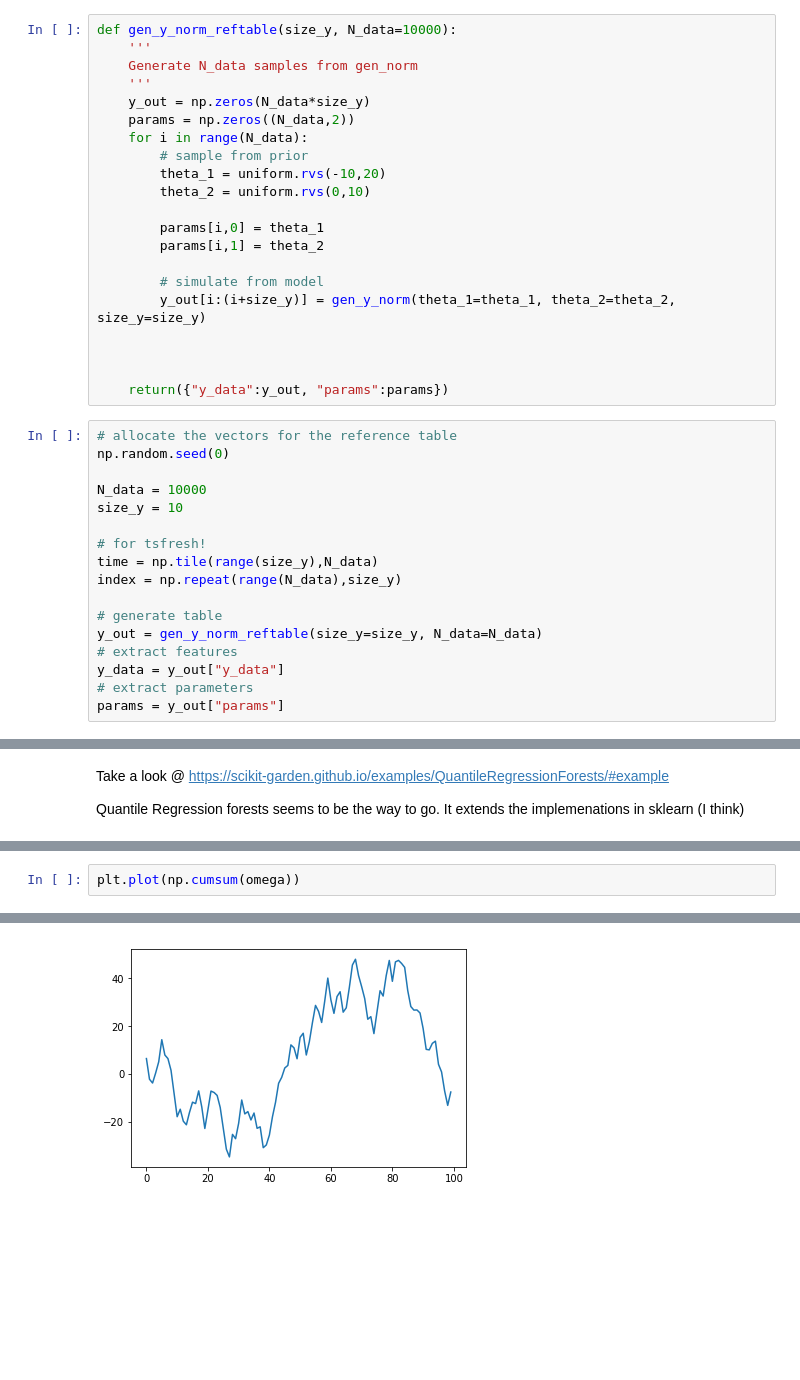
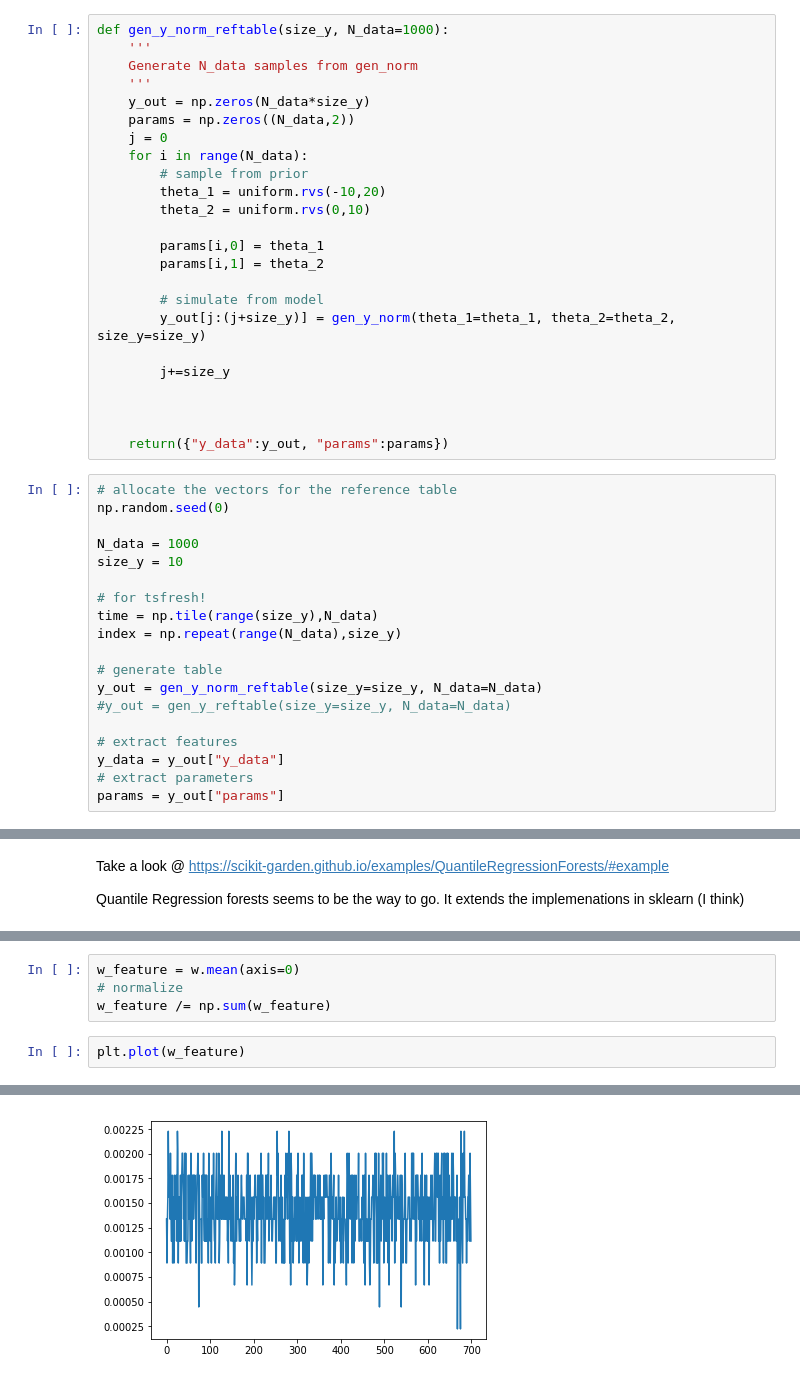
Before and after one commit to robineriksson/abcGBM, a Jupyter notebook: notebooks/Normal toy example.ipynb, the cells around one changed output, grey strips where cells are left out. Cells and saved outputs as stored; diff of their text form; blank space fills up the shorter version.

```diff
--- a/notebooks/Normal toy example.ipynb
+++ b/notebooks/Normal toy example.ipynb
@@ -61,12 +81,13 @@ def gen_y_norm(theta_1=0, theta_2=1, size_y=10):
     y = norm.rvs(loc=theta_1, scale=theta_2, size=size_y)
     return(y)
 # %%
-def gen_y_norm_reftable(size_y, N_data=10000):
+def gen_y_norm_reftable(size_y, N_data=1000):
     '''
     Generate N_data samples from gen_norm
     '''
     y_out = np.zeros(N_data*size_y)
     params = np.zeros((N_data,2))
+    j = 0
     for i in range(N_data):
         # sample from prior
         theta_1 = uniform.rvs(-10,20)
@@ -76,7 +97,9 @@ def gen_y_norm_reftable(size_y, N_data=10000):
         params[i,1] = theta_2
 
         # simulate from model
-        y_out[i:(i+size_y)] = gen_y_norm(theta_1=theta_1, theta_2=theta_2, size_y=size_y)
+        y_out[j:(j+size_y)] = gen_y_norm(theta_1=theta_1, theta_2=theta_2, size_y=size_y)
+
+        j+=size_y
 
 
 
@@ -85,7 +108,7 @@ def gen_y_norm_reftable(size_y, N_data=10000):
 # allocate the vectors for the reference table
 np.random.seed(0)
 
-N_data = 10000
+N_data = 1000
 size_y = 10
 
 # for tsfresh!
@@ -94,6 +117,8 @@ index = np.repeat(range(N_data),size_y)
 
 # generate table
 y_out = gen_y_norm_reftable(size_y=size_y, N_data=N_data)
+#y_out = gen_y_reftable(size_y=size_y, N_data=N_data)
+
 # extract features
 y_data = y_out["y_data"]
 # extract parameters
@@ -312,5 +325,9 @@ print(omega)
+# %%
+w_feature = w.mean(axis=0)
+# normalize
+w_feature /= np.sum(w_feature)
 # %%
-plt.plot(np.cumsum(omega))
+plt.plot(w_feature)
 # %% [output]
 [<matplotlib.lines.Line2D at 0x...>]
-[figure, old version]
+[figure, new version]
```
Also changed, not shown: parts of 29 cells of this notebook, 1 other file.
